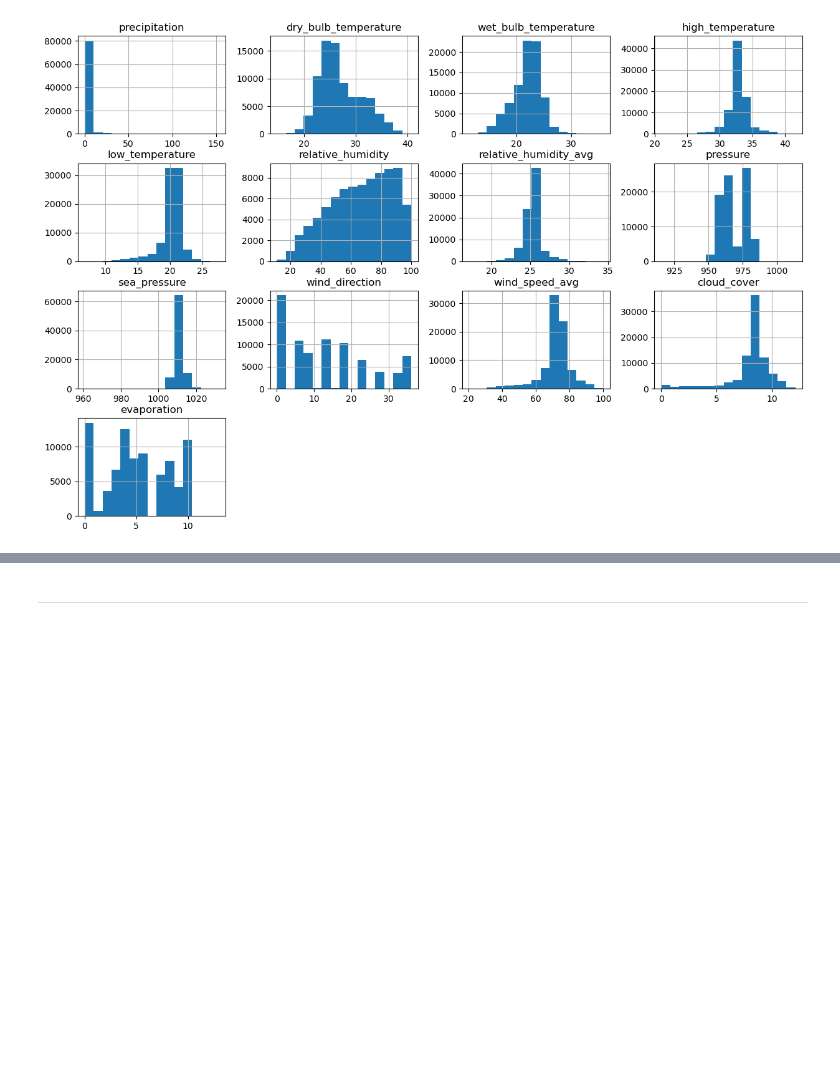
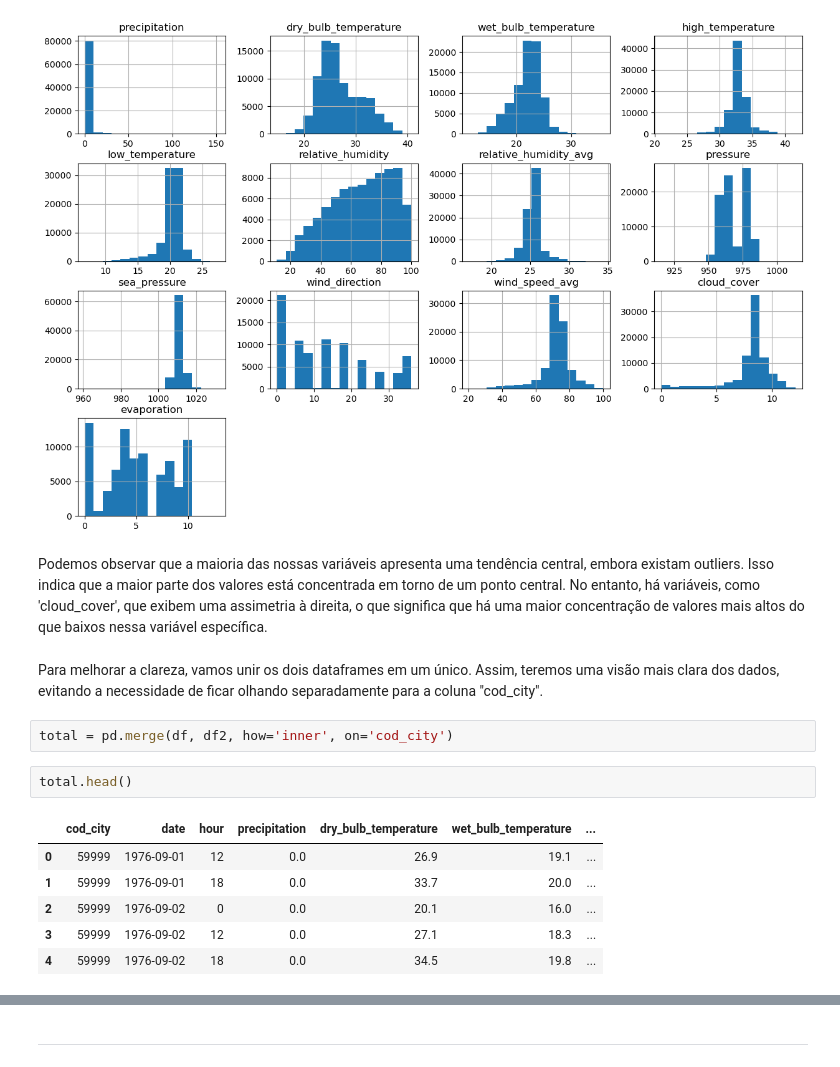
Before and after one commit to jplavorr/seedz, a Jupyter notebook: questions_python.ipynb, the cells around one changed output, grey strips where cells are left out. Drawn from its saved outputs; the diff is of its cells as text; blank space fills up the shorter version.

```diff
--- a/questions_python.ipynb
+++ b/questions_python.ipynb
@@ -239,3 +242,18 @@ Make an exploratory analysis under the data and present your insights.
 df.drop(['cod_city', 'date', 'hour'], axis=1).hist(bins=15, figsize=(15,10));
 # %% [output]
 [figure]
+# %% [markdown]
+Podemos observar que a maioria das nossas variáveis apresenta uma tendência central, embora existam outliers. Isso indica que a maior parte dos valores está concentrada em torno de um ponto central. No entanto, há variáveis, como 'cloud_cover', que exibem uma assimetria à direita, o que significa que há uma maior concentração de valores mais altos do que baixos nessa variável específica.
+# %% [markdown]
+Para melhorar a clareza, vamos unir os dois dataframes em um único. Assim, teremos uma visão mais clara dos dados, evitando a necessidade de ficar olhando separadamente para a coluna "cod_city".
+# %%
+total = pd.merge(df, df2, how='inner', on='cod_city')
+# %%
+total.head()
+# %% [output]
+|  | cod_city | date | hour | precipitation | dry_bulb_temperature | wet_bulb_temperature | ... |
+| 0 | 59999 | 1976-09-01 | 12 | 0.0 | 26.9 | 19.1 | ... |
+| 1 | 59999 | 1976-09-01 | 18 | 0.0 | 33.7 | 20.0 | ... |
+| 2 | 59999 | 1976-09-02 | 0 | 0.0 | 20.1 | 16.0 | ... |
+| 3 | 59999 | 1976-09-02 | 12 | 0.0 | 27.1 | 18.3 | ... |
+| 4 | 59999 | 1976-09-02 | 18 | 0.0 | 34.5 | 19.8 | ... |
```
Also changed, not shown: parts of 19 cells of this notebook, 1 other file.
